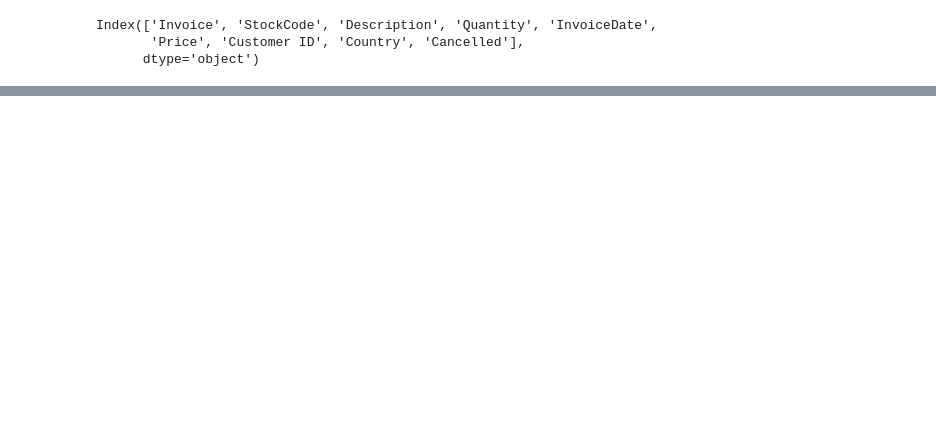
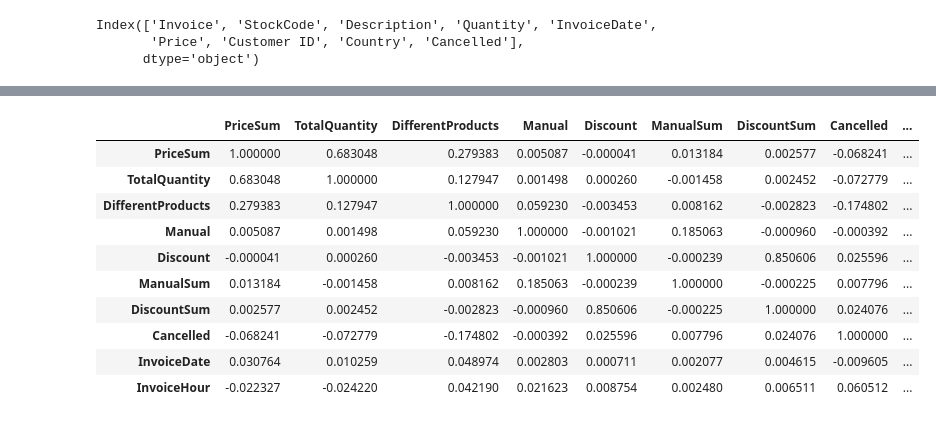
Before and after one commit to AdamGetBackToWork/WhateverBHL, a Jupyter notebook: main.ipynb, the cells around one changed output, grey strips where cells are left out. Drawn from its saved outputs; the diff is of its cells as text; code cells hidden in the pictures; blank space fills up the shorter version.

```diff
--- a/main.ipynb
+++ b/main.ipynb
@@ -69,4 +138,4 @@ print(aggregated)
 # %%
-agg_data = pd.DataFrame(aggregated)
-agg_data.describe()
+old_agg_data = pd.DataFrame(aggregated)
+old_agg_data.columns
 # %% [output]
@@ -81,0 +146,9 @@ agg_data.describe()
+# %%
+print(len(old_agg_data))
+print(len(old_agg_data.drop_duplicates(subset=['PriceSum', 'TotalQuantity'], keep=False)))
+# old_agg_data = old_agg_data.drop_duplicates(subset=['PriceSum'], keep=False)
+# old_agg_data = old_agg_data.drop_duplicates(subset=['TotalQuantity'], keep=False)
+print(len(old_agg_data))
+agg_data = old_agg_data
+
+# agg_data = old_agg_data.drop_duplicates(subset=['PriceSum', 'TotalQuantity'], keep=False)
@@ -81,0 +159,7 @@ agg_data.describe()
+# %%
+ready_data = agg_data.drop(columns=['Invoice', 'EarliestInvoiceDate', 'LatestInvoiceDate'])
+# 'Manual', 'ManualSum', 'Discount', 'DiscountSum', 'EarliestInvoiceDate', 'LatestInvoiceDate', 'PriceSum'
+ready_data['InvoiceDate'] = agg_data['EarliestInvoiceDate'].dt.month * 31 + agg_data['EarliestInvoiceDate'].dt.day
+ready_data['InvoiceHour'] = agg_data['EarliestInvoiceDate'].dt.hour
+
+print(agg_data['EarliestInvoiceDate'])
@@ -81,0 +179,4 @@ agg_data.describe()
+# %%
+train_data, valid_data = train_test_split(ready_data, random_state=421)
+train_X, train_y = train_data.drop(columns=['Cancelled']), train_data['Cancelled']
+valid_X, valid_y = valid_data.drop(columns=['Cancelled']), valid_data['Cancelled']
@@ -81,0 +185,14 @@ agg_data.describe()
+# %%
+train_data.corr()
+# %% [output]
+|  | PriceSum | TotalQuantity | DifferentProducts | Manual | Discount | ManualSum | DiscountSum | Cancelled | ... |
+| PriceSum | 1.000000 | 0.683048 | 0.279383 | 0.005087 | -0.000041 | 0.013184 | 0.002577 | -0.068241 | ... |
+| TotalQuantity | 0.683048 | 1.000000 | 0.127947 | 0.001498 | 0.000260 | -0.001458 | 0.002452 | -0.072779 | ... |
+| DifferentProducts | 0.279383 | 0.127947 | 1.000000 | 0.059230 | -0.003453 | 0.008162 | -0.002823 | -0.174802 | ... |
+| Manual | 0.005087 | 0.001498 | 0.059230 | 1.000000 | -0.001021 | 0.185063 | -0.000960 | -0.000392 | ... |
+| Discount | -0.000041 | 0.000260 | -0.003453 | -0.001021 | 1.000000 | -0.000239 | 0.850606 | 0.025596 | ... |
+| ManualSum | 0.013184 | -0.001458 | 0.008162 | 0.185063 | -0.000239 | 1.000000 | -0.000225 | 0.007796 | ... |
+| DiscountSum | 0.002577 | 0.002452 | -0.002823 | -0.000960 | 0.850606 | -0.000225 | 1.000000 | 0.024076 | ... |
+| Cancelled | -0.068241 | -0.072779 | -0.174802 | -0.000392 | 0.025596 | 0.007796 | 0.024076 | 1.000000 | ... |
+| InvoiceDate | 0.030764 | 0.010259 | 0.048974 | 0.002803 | 0.000711 | 0.002077 | 0.004615 | -0.009605 | ... |
+| InvoiceHour | -0.022327 | -0.024220 | 0.042190 | 0.021623 | 0.008754 | 0.002480 | 0.006511 | 0.060512 | ... |
```
Also changed, not shown: parts of 17 cells of this notebook.
